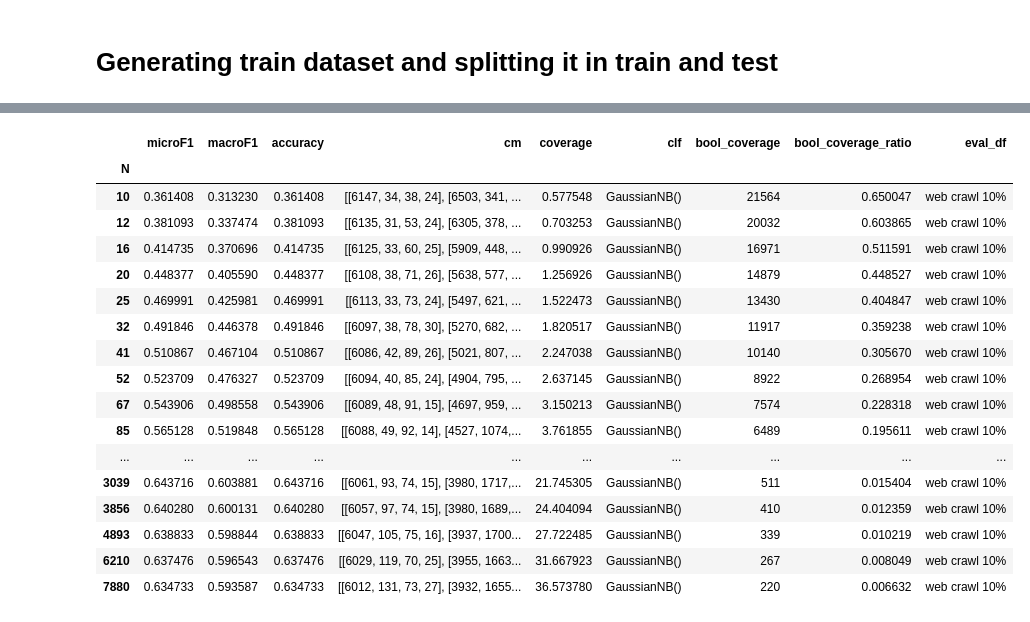
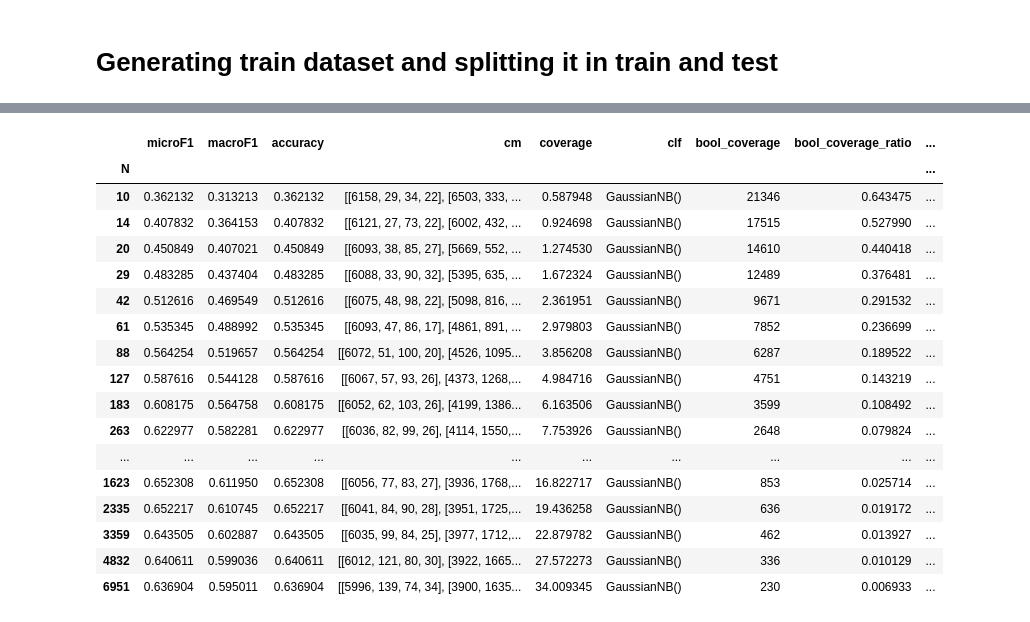
Before and after one commit to 5roop/task4, a Jupyter notebook: 20_retesting_in_domain_performance.ipynb, the cells around one changed output, grey strips where cells are left out. Cells and saved outputs as stored; diff of their text form; code cells hidden in the pictures.

```diff
--- a/20_retesting_in_domain_performance.ipynb
+++ b/20_retesting_in_domain_performance.ipynb
@@ -91,7 +91,7 @@ def get_stats(N: int, train=train, eval_df=eval_df, clf=clf):
         returndict[f"bool_coverage_ratio_{lang}"] = eval_df.loc[idx, "coverage"].value_counts()[0] / M
     return returndict
 # %%
-Ns = np.logspace(1, 4, 30, dtype=np.int)
+Ns = np.logspace(1, 4, 20, dtype=np.int)
 results = list()
 for N in Ns:
     try:
@@ -122,26 +122,26 @@ for N in Ns:
 # %%
 rezdf = pd.DataFrame(data=results)
 rezdf.index = rezdf.N
 rezdf = rezdf.drop(columns=["N"])
 rezdf = rezdf.sort_index()
-rezdf.to_csv("20_results_NB_on_10_percent_of_web_data_extended.csv")
+rezdf.to_csv("20_results_NB_on_10_percent_of_web_data_extended_with_per_language_coverage.csv")
 rezdf
 # %% [output]
-|  | microF1 | macroF1 | accuracy | cm | coverage | clf | bool_coverage | bool_coverage_ratio | eval_df |
-| N |  |  |  |  |  |  |  |  |  |
-| 10 | 0.361408 | 0.313230 | 0.361408 | [[6147, 34, 38, 24], [6503, 341, ... | 0.577548 | GaussianNB() | 21564 | 0.650047 | web crawl 10% |
-| 12 | 0.381093 | 0.337474 | 0.381093 | [[6135, 31, 53, 24], [6305, 378, ... | 0.703253 | GaussianNB() | 20032 | 0.603865 | web crawl 10% |
-| 16 | 0.414735 | 0.370696 | 0.414735 | [[6125, 33, 60, 25], [5909, 448, ... | 0.990926 | GaussianNB() | 16971 | 0.511591 | web crawl 10% |
-| 20 | 0.448377 | 0.405590 | 0.448377 | [[6108, 38, 71, 26], [5638, 577, ... | 1.256926 | GaussianNB() | 14879 | 0.448527 | web crawl 10% |
-| 25 | 0.469991 | 0.425981 | 0.469991 | [[6113, 33, 73, 24], [5497, 621, ... | 1.522473 | GaussianNB() | 13430 | 0.404847 | web crawl 10% |
-| 32 | 0.491846 | 0.446378 | 0.491846 | [[6097, 38, 78, 30], [5270, 682, ... | 1.820517 | GaussianNB() | 11917 | 0.359238 | web crawl 10% |
-| 41 | 0.510867 | 0.467104 | 0.510867 | [[6086, 42, 89, 26], [5021, 807, ... | 2.247038 | GaussianNB() | 10140 | 0.305670 | web crawl 10% |
-| 52 | 0.523709 | 0.476327 | 0.523709 | [[6094, 40, 85, 24], [4904, 795, ... | 2.637145 | GaussianNB() | 8922 | 0.268954 | web crawl 10% |
-| 67 | 0.543906 | 0.498558 | 0.543906 | [[6089, 48, 91, 15], [4697, 959, ... | 3.150213 | GaussianNB() | 7574 | 0.228318 | web crawl 10% |
-| 85 | 0.565128 | 0.519848 | 0.565128 | [[6088, 49, 92, 14], [4527, 1074,... | 3.761855 | GaussianNB() | 6489 | 0.195611 | web crawl 10% |
+|  | microF1 | macroF1 | accuracy | cm | coverage | clf | bool_coverage | bool_coverage_ratio | ... |
+| N |  |  |  |  |  |  |  |  | ... |
+| 10 | 0.362132 | 0.313213 | 0.362132 | [[6158, 29, 34, 22], [6503, 333, ... | 0.587948 | GaussianNB() | 21346 | 0.643475 | ... |
+| 14 | 0.407832 | 0.364153 | 0.407832 | [[6121, 27, 73, 22], [6002, 432, ... | 0.924698 | GaussianNB() | 17515 | 0.527990 | ... |
+| 20 | 0.450849 | 0.407021 | 0.450849 | [[6093, 38, 85, 27], [5669, 552, ... | 1.274530 | GaussianNB() | 14610 | 0.440418 | ... |
+| 29 | 0.483285 | 0.437404 | 0.483285 | [[6088, 33, 90, 32], [5395, 635, ... | 1.672324 | GaussianNB() | 12489 | 0.376481 | ... |
+| 42 | 0.512616 | 0.469549 | 0.512616 | [[6075, 48, 98, 22], [5098, 816, ... | 2.361951 | GaussianNB() | 9671 | 0.291532 | ... |
+| 61 | 0.535345 | 0.488992 | 0.535345 | [[6093, 47, 86, 17], [4861, 891, ... | 2.979803 | GaussianNB() | 7852 | 0.236699 | ... |
+| 88 | 0.564254 | 0.519657 | 0.564254 | [[6072, 51, 100, 20], [4526, 1095... | 3.856208 | GaussianNB() | 6287 | 0.189522 | ... |
+| 127 | 0.587616 | 0.544128 | 0.587616 | [[6067, 57, 93, 26], [4373, 1268,... | 4.984716 | GaussianNB() | 4751 | 0.143219 | ... |
+| 183 | 0.608175 | 0.564758 | 0.608175 | [[6052, 62, 103, 26], [4199, 1386... | 6.163506 | GaussianNB() | 3599 | 0.108492 | ... |
+| 263 | 0.622977 | 0.582281 | 0.622977 | [[6036, 82, 99, 26], [4114, 1550,... | 7.753926 | GaussianNB() | 2648 | 0.079824 | ... |
 | ... | ... | ... | ... | ... | ... | ... | ... | ... | ... |
-| 3039 | 0.643716 | 0.603881 | 0.643716 | [[6061, 93, 74, 15], [3980, 1717,... | 21.745305 | GaussianNB() | 511 | 0.015404 | web crawl 10% |
-| 3856 | 0.640280 | 0.600131 | 0.640280 | [[6057, 97, 74, 15], [3980, 1689,... | 24.404094 | GaussianNB() | 410 | 0.012359 | web crawl 10% |
-| 4893 | 0.638833 | 0.598844 | 0.638833 | [[6047, 105, 75, 16], [3937, 1700... | 27.722485 | GaussianNB() | 339 | 0.010219 | web crawl 10% |
-| 6210 | 0.637476 | 0.596543 | 0.637476 | [[6029, 119, 70, 25], [3955, 1663... | 31.667923 | GaussianNB() | 267 | 0.008049 | web crawl 10% |
-| 7880 | 0.634733 | 0.593587 | 0.634733 | [[6012, 131, 73, 27], [3932, 1655... | 36.573780 | GaussianNB() | 220 | 0.006632 | web crawl 10% |
+| 1623 | 0.652308 | 0.611950 | 0.652308 | [[6056, 77, 83, 27], [3936, 1768,... | 16.822717 | GaussianNB() | 853 | 0.025714 | ... |
+| 2335 | 0.652217 | 0.610745 | 0.652217 | [[6041, 84, 90, 28], [3951, 1725,... | 19.436258 | GaussianNB() | 636 | 0.019172 | ... |
+| 3359 | 0.643505 | 0.602887 | 0.643505 | [[6035, 99, 84, 25], [3977, 1712,... | 22.879782 | GaussianNB() | 462 | 0.013927 | ... |
+| 4832 | 0.640611 | 0.599036 | 0.640611 | [[6012, 121, 80, 30], [3922, 1665... | 27.572273 | GaussianNB() | 336 | 0.010129 | ... |
+| 6951 | 0.636904 | 0.595011 | 0.636904 | [[5996, 139, 74, 34], [3900, 1635... | 34.009345 | GaussianNB() | 230 | 0.006933 | ... |
```
Also changed, not shown: parts of 9 cells of this notebook, 3 other files.
